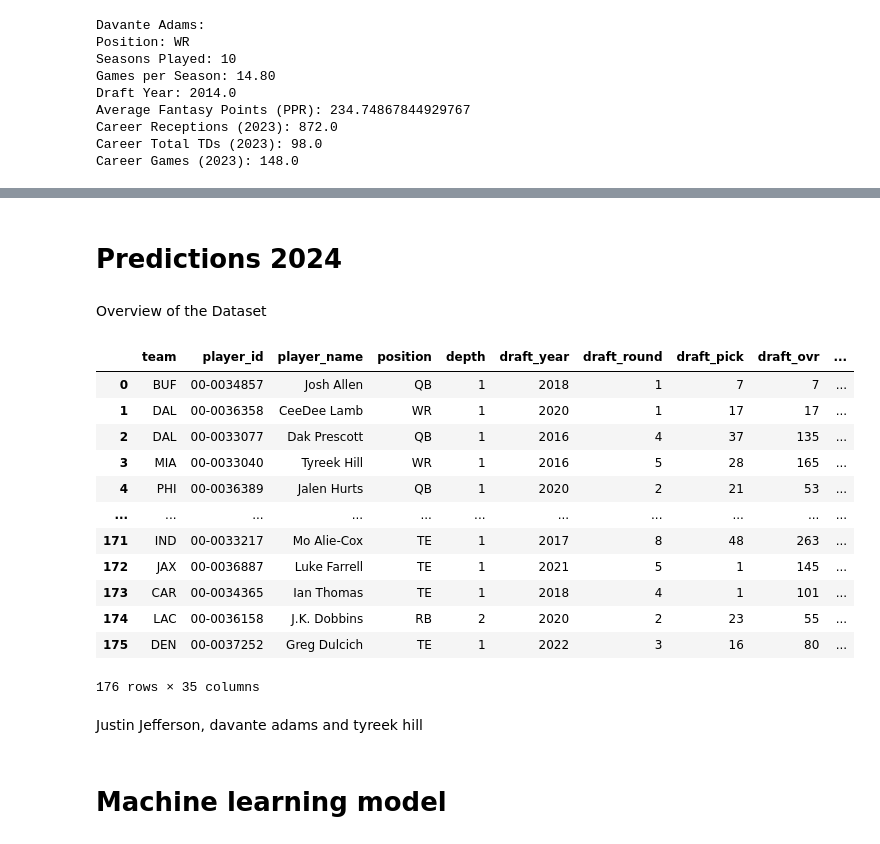
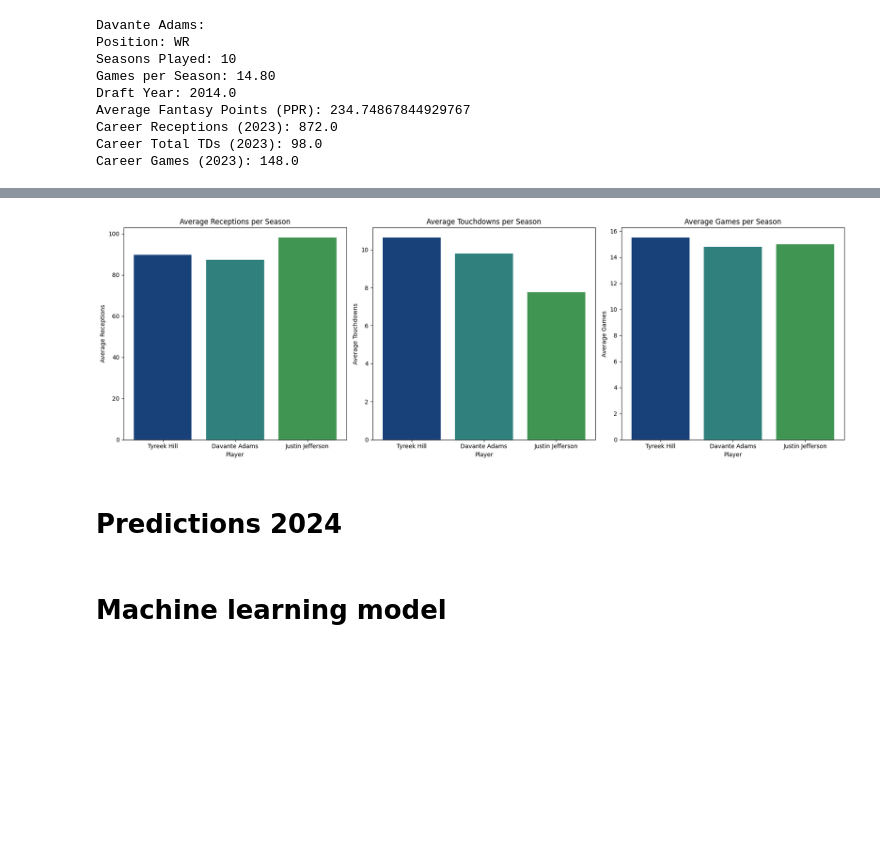
Before and after one commit to salomerivas/app-development, a Jupyter notebook: VisualizationKaggle.ipynb, the cells around one changed output, grey strips where cells are left out. Drawn from its saved outputs; the diff is of its cells as text; code cells hidden in the pictures; blank space fills up the shorter version.

Commit message:
Data Analysis done

```diff
--- a/VisualizationKaggle.ipynb
+++ b/VisualizationKaggle.ipynb
@@ -1672,24 +1816,60 @@ print(comparison_df)
+# %%
+import pandas as pd
+import matplotlib.pyplot as plt
+
+# Data for the players
+players_data = {
+    "Player": ["Tyreek Hill", "Davante Adams", "Justin Jefferson"],
+    "Seasons Played": [8, 10, 4],
+    "Career Receptions (2023)": [717, 872, 392],
+    "Career Total TDs (2023)": [85, 98, 31],
+    "Career Games (2023)": [124, 148, 60]
+}
+
+# Create a DataFrame to hold the players' data
+players_df = pd.DataFrame(players_data)
+
+# Calculate the per-season averages for each metric
+players_df["Avg Receptions per Season"] = players_df["Career Receptions (2023)"] / players_df["Seasons Played"]
+players_df["Avg TDs per Season"] = players_df["Career Total TDs (2023)"] / players_df["Seasons Played"]
+players_df["Avg Games per Season"] = players_df["Career Games (2023)"] / players_df["Seasons Played"]
+
+# Plotting the per-season averages
+
+# Create a figure and axis object for subplots
+fig, axes = plt.subplots(1, 3, figsize=(18, 6))
+
+# Plot Average Receptions per Season
+axes[0].bar(players_df['Player'], players_df['Avg Receptions per Season'], color= sns.color_palette(palette='gist_earth'))
+axes[0].set_title('Average Receptions per Season')
+axes[0].set_ylabel('Average Receptions')
+axes[0].set_xlabel('Player')
+
+# Plot Average Touchdowns per Season
+axes[1].bar(players_df['Player'], players_df['Avg TDs per Season'], color= sns.color_palette(palette='gist_earth'))
+axes[1].set_title('Average Touchdowns per Season')
+axes[1].set_ylabel('Average Touchdowns')
+axes[1].set_xlabel('Player')
+
+# Plot Average Games per Season
+axes[2].bar(players_df['Player'], players_df['Avg Games per Season'], color= sns.color_palette(palette='gist_earth'))
+axes[2].set_title('Average Games per Season')
+axes[2].set_ylabel('Average Games')
+axes[2].set_xlabel('Player')
+
+# Add labels showing the highest average player for each category
+max_receptions_player = players_df.loc[players_df["Avg Receptions per Season"].idxmax()]["Player"]
+max_td_player = players_df.loc[players_df["Avg TDs per Season"].idxmax()]["Player"]
+max_games_player = players_df.loc[players_df["Avg Games per Season"].idxmax()]["Player"]
+
+# Adjust the layout
+plt.tight_layout()
+
+# Show the plot
+plt.show()
+# %% [output]
+[figure, added]
 # %% [markdown]
 # Predictions 2024
-# %% [markdown]
-Overview of the Dataset
-# %%
-pred_df
-# %% [output]
-|  | team | player_id | player_name | position | depth | draft_year | draft_round | draft_pick | draft_ovr | ... |
-| 0 | BUF | 00-0034857 | Josh Allen | QB | 1 | 2018 | 1 | 7 | 7 | ... |
-| 1 | DAL | 00-0036358 | CeeDee Lamb | WR | 1 | 2020 | 1 | 17 | 17 | ... |
-| 2 | DAL | 00-0033077 | Dak Prescott | QB | 1 | 2016 | 4 | 37 | 135 | ... |
-| 3 | MIA | 00-0033040 | Tyreek Hill | WR | 1 | 2016 | 5 | 28 | 165 | ... |
-| 4 | PHI | 00-0036389 | Jalen Hurts | QB | 1 | 2020 | 2 | 21 | 53 | ... |
-| ... | ... | ... | ... | ... | ... | ... | ... | ... | ... | ... |
-| 171 | IND | 00-0033217 | Mo Alie-Cox | TE | 1 | 2017 | 8 | 48 | 263 | ... |
-| 172 | JAX | 00-0036887 | Luke Farrell | TE | 1 | 2021 | 5 | 1 | 145 | ... |
-| 173 | CAR | 00-0034365 | Ian Thomas | TE | 1 | 2018 | 4 | 1 | 101 | ... |
-| 174 | LAC | 00-0036158 | J.K. Dobbins | RB | 2 | 2020 | 2 | 23 | 55 | ... |
-| 175 | DEN | 00-0037252 | Greg Dulcich | TE | 1 | 2022 | 3 | 16 | 80 | ... |
-176 rows × 35 columns
-# %% [markdown]
-Justin Jefferson, davante adams and tyreek hill
 # %% [markdown]
 # Machine learning model
```
Also changed, not shown: parts of 58 cells of this notebook.
